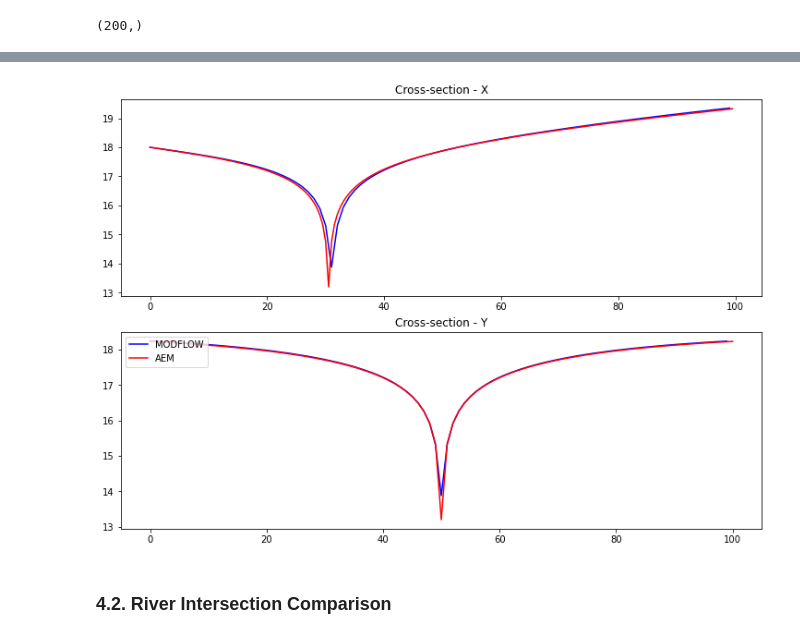
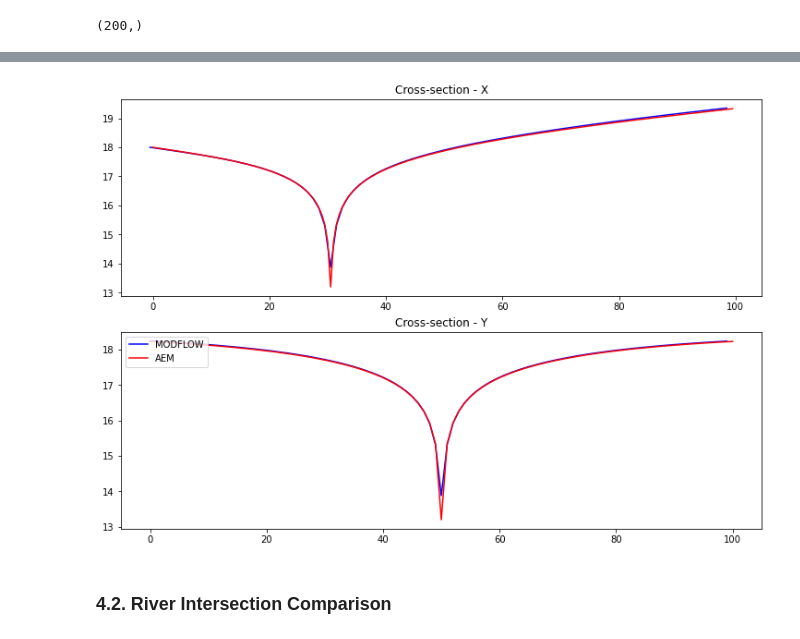
Before and after one commit to vcantarella/study_project, a Jupyter notebook: model_verification.ipynb, the cells around one changed output, grey strips where cells are left out. Saved outputs shown, nothing was run; the diff lists cells and outputs as text; code cells hidden in the pictures.

```diff
--- a/model_verification.ipynb
+++ b/model_verification.ipynb
@@ -380,19 +354,19 @@ array([18.        , 17.98509287, 17.97016036, 17.95518934, 17.94016654,
 # %%
 fig, axs = plt.subplots(2, 1, figsize=(10, 7), constrained_layout=True)
 
 axs[0].set_title("Cross-section - X")
-axs[0].plot(x_section, color = "b", label = "MODFLOW")
+axs[0].plot(np.arange(-0.5,99.5), x_section, color = "b", label = "MODFLOW")
 axs[0].plot(np.arange(0,100,0.5),x_section_aem, color = "r", label = "AEM")
 
 
 axs[1].set_title("Cross-section - Y")
 axs[1].plot(y_section, color = "b", label = "MODFLOW")
 axs[1].plot(y_section_aem, color = "r", label = "AEM")
 plt.legend(loc = "upper left")
 
 fig.savefig("cross_sec.png")
 # %% [output]
-[figure, old version]
+[figure, new version]
 # %% [markdown]
 ### 4.2. River Intersection Comparison
 # %%
```
Also changed, not shown: parts of 39 cells of this notebook, 10 other files.
